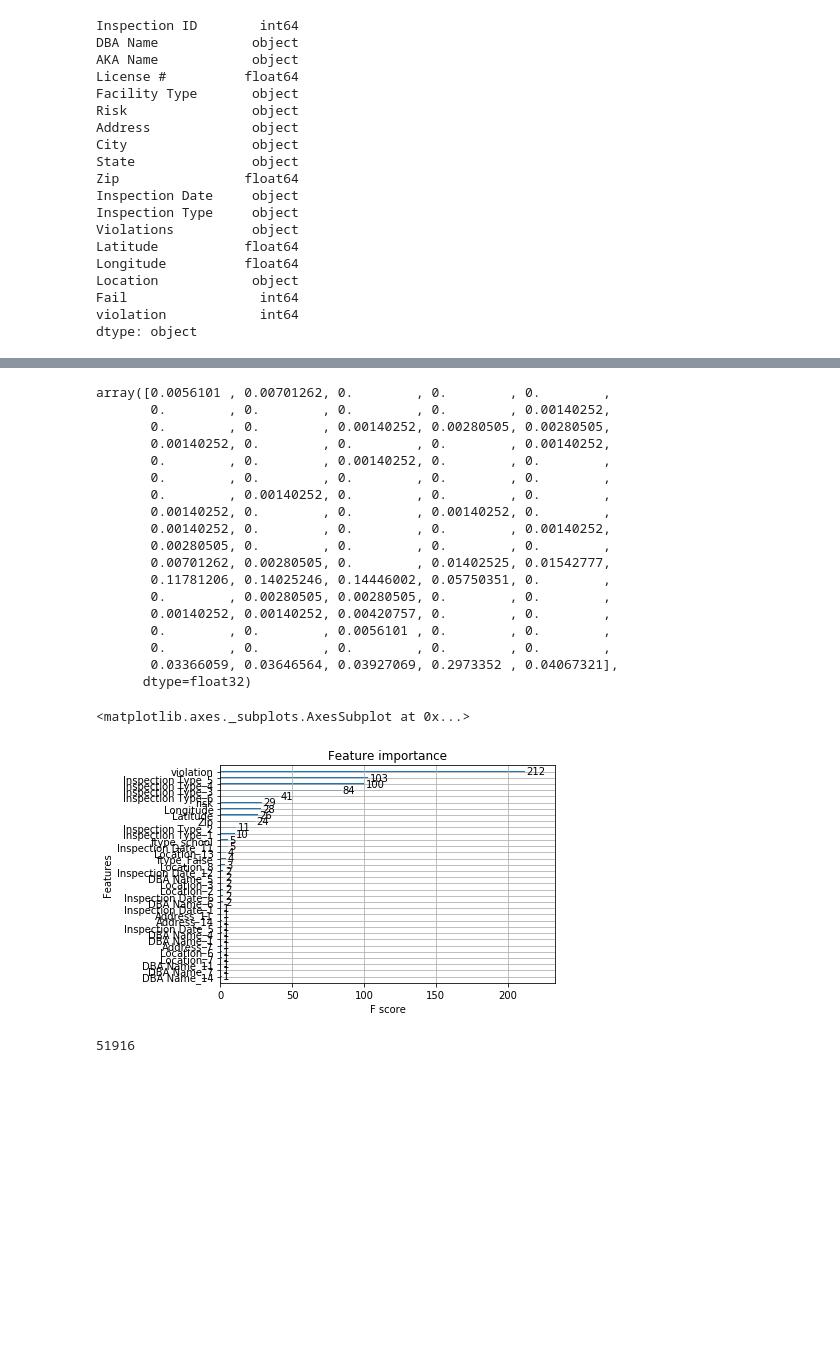
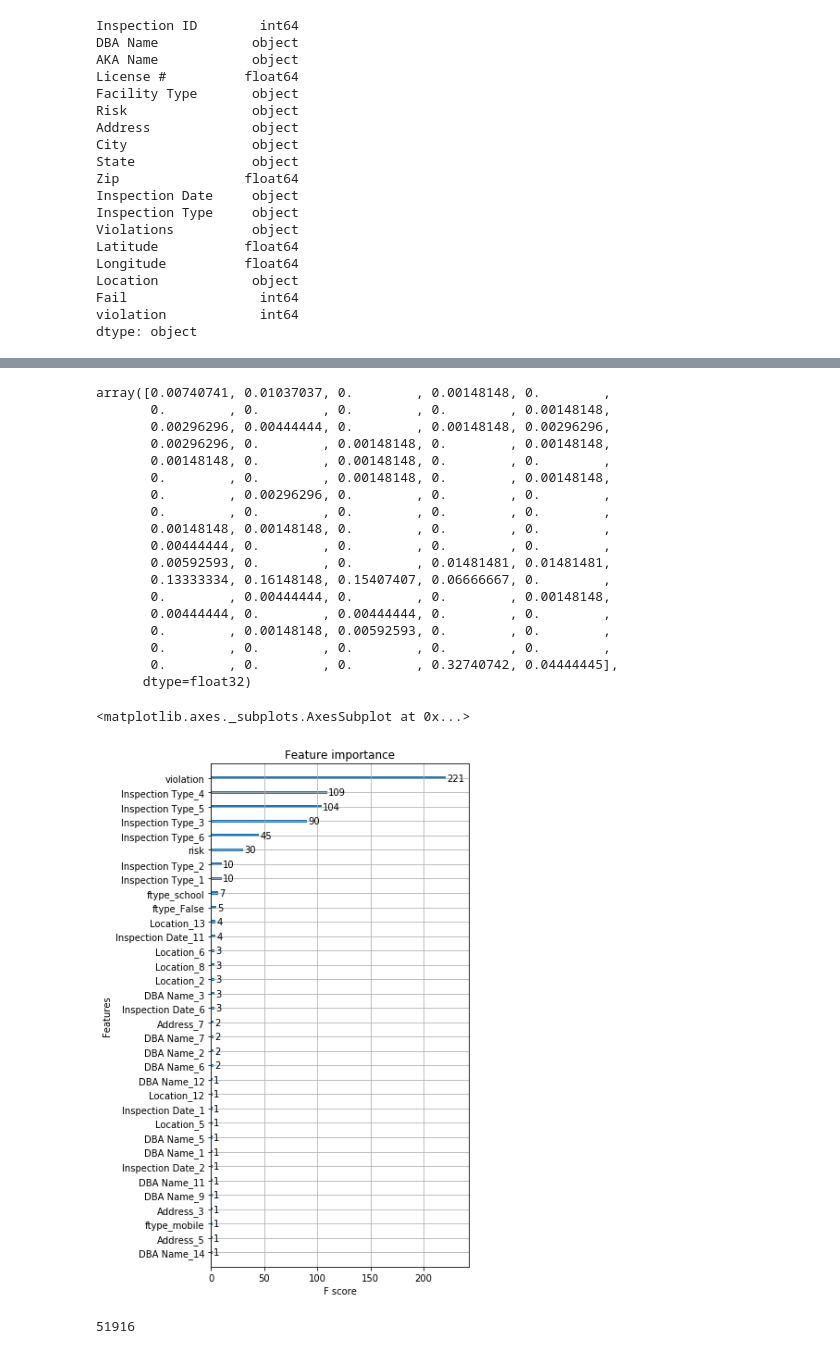
Before and after one commit to bloominstituteoftechnology/DS-Unit-4-Sprint-1-Tree-Ensembles, a Jupyter notebook: DS41SC.ipynb, the cells around one changed output, grey strips where cells are left out. Saved outputs shown, nothing was run; the diff lists cells and outputs as text; code cells hidden in the pictures; blank space fills up the shorter version.

Commit message:
minimal charting

```diff
--- a/DS41SC.ipynb
+++ b/DS41SC.ipynb
@@ -206,6 +206,14 @@ def wrangle(X, make_means=False):
 
     X['city'] = X.City.apply(wrangle_chicago)
     X = X.drop(columns=['Facility Type', 'City'])
+
+    for col in X.columns:
+        try:
+            X[col] = X[col].apply(lambda x: 0 if isinstance(x, float) else x)
+        except:
+            print(col)
+
+
     return X
 # %%
 df = wrangle(train)
@@ -234,12 +242,12 @@ pipe = Pipeline(steps = [
 param_grid = {
     #     'pca__n_components': [28],
     "xgb__booster": ["gbtree"],
-    "xgb__gamma": [8,9,10],
+    "xgb__gamma": [8],
     "xgb__learning_rate": [0.1],
     "xgb__n_estimators": [130],
     #     "gb__min_samples_leaf": [3],
     #     "gb__min_impurity_decrease": [1.2],
-    "xgb__max_depth": [3,4]
+    "xgb__max_depth": [4]
 }
 # Fit on the train set, with grid search cross-validation
 gs = GridSearchCV(pipe, param_grid=param_grid, cv=2, n_jobs=-1,
@@ -280,33 +285,34 @@ roc_auc_score(test_y,py)
 # %%
 xgb.feature_importances_
 # %% [output]
-array([0.0056101 , 0.00701262, 0.        , 0.        , 0.        ,
-       0.        , 0.        , 0.        , 0.        , 0.00140252,
-       0.        , 0.        , 0.00140252, 0.00280505, 0.00280505,
-       0.00140252, 0.        , 0.        , 0.        , 0.00140252,
-       0.        , 0.        , 0.00140252, 0.        , 0.        ,
+array([0.00740741, 0.01037037, 0.        , 0.00148148, 0.        ,
+       0.        , 0.        , 0.        , 0.        , 0.00148148,
+       0.00296296, 0.00444444, 0.        , 0.00148148, 0.00296296,
+       0.00296296, 0.        , 0.00148148, 0.        , 0.00148148,
+       0.00148148, 0.        , 0.00148148, 0.        , 0.        ,
+       0.        , 0.        , 0.00148148, 0.        , 0.00148148,
+       0.        , 0.00296296, 0.        , 0.        , 0.        ,
        0.        , 0.        , 0.        , 0.        , 0.        ,
-       0.        , 0.00140252, 0.        , 0.        , 0.        ,
-       0.00140252, 0.        , 0.        , 0.00140252, 0.        ,
-       0.00140252, 0.        , 0.        , 0.        , 0.00140252,
-       0.00280505, 0.        , 0.        , 0.        , 0.        ,
-       0.00701262, 0.00280505, 0.        , 0.01402525, 0.01542777,
-       0.11781206, 0.14025246, 0.14446002, 0.05750351, 0.        ,
-       0.        , 0.00280505, 0.00280505, 0.        , 0.        ,
-       0.00140252, 0.00140252, 0.00420757, 0.        , 0.        ,
-       0.        , 0.        , 0.0056101 , 0.        , 0.        ,
+       0.00148148, 0.00148148, 0.        , 0.        , 0.        ,
+       0.00444444, 0.        , 0.        , 0.        , 0.        ,
+       0.00592593, 0.        , 0.        , 0.01481481, 0.01481481,
+       0.13333334, 0.16148148, 0.15407407, 0.06666667, 0.        ,
+       0.        , 0.00444444, 0.        , 0.        , 0.00148148,
+       0.00444444, 0.        , 0.00444444, 0.        , 0.        ,
+       0.        , 0.00148148, 0.00592593, 0.        , 0.        ,
        0.        , 0.        , 0.        , 0.        , 0.        ,
-       0.03366059, 0.03646564, 0.03927069, 0.2973352 , 0.04067321],
+       0.        , 0.        , 0.        , 0.32740742, 0.04444445],
       dtype=float32)
 # %%
 from matplotlib import pyplot as plt
 # %%
 %matplotlib inline
-# %%
-plot_importance(xgb)
-# %% [output]
-<matplotlib.axes._subplots.AxesSubplot at 0x...>
-[figure, removed]
+# %%
+fig, ax = plt.subplots(1,1,figsize=(5,10))
+plot_importance(xgb,ax=ax)
+# %% [output]
+<matplotlib.axes._subplots.AxesSubplot at 0x...>
+[figure, added]
 # %%
 encoders = Pipeline([
                 ('binary', ce.BinaryEncoder(cols=binary_columns)),
```
Also changed, not shown: parts of 14 cells of this notebook.
